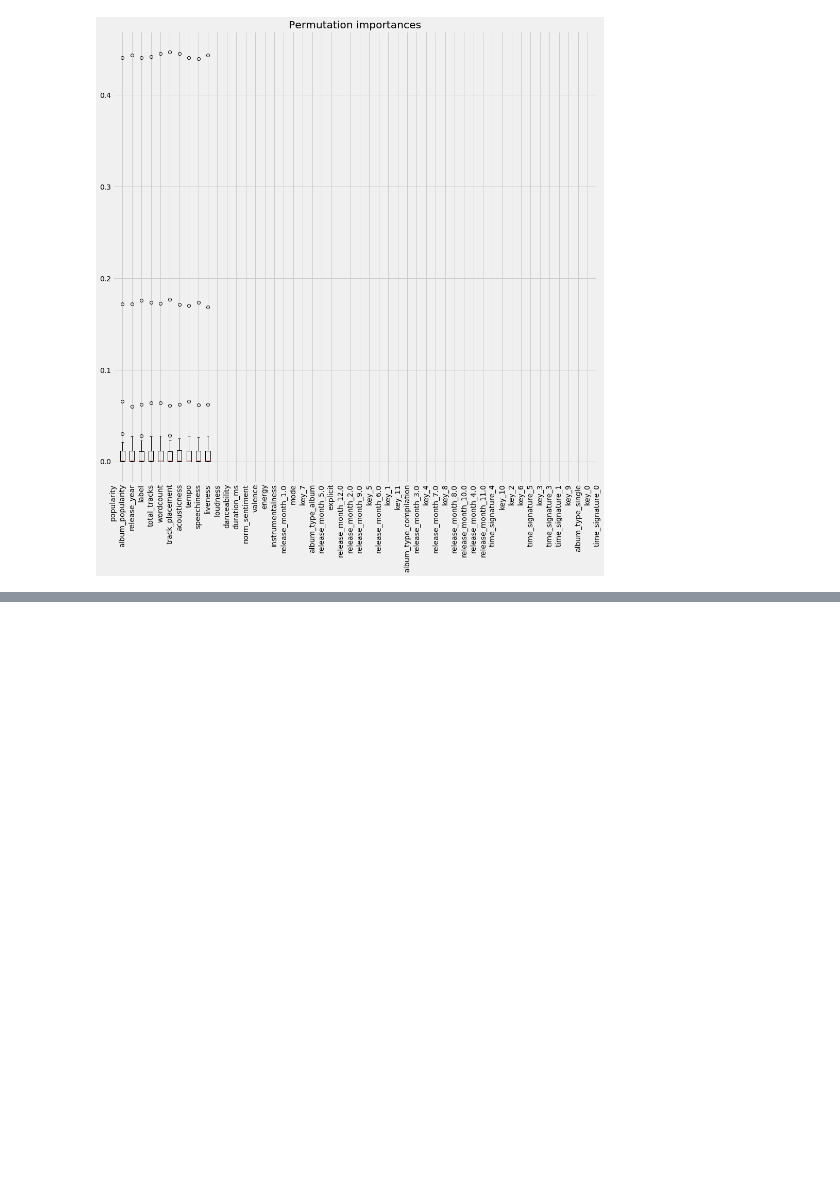
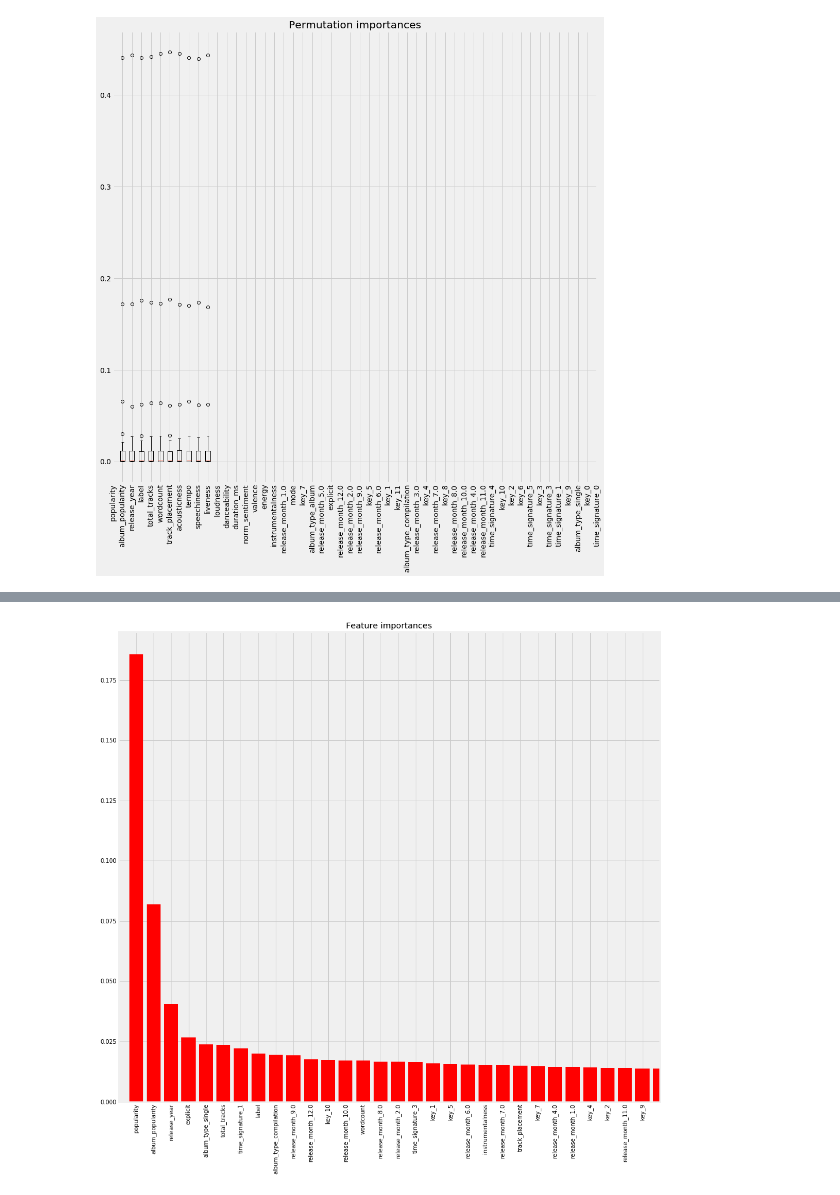
Before and after one commit to Greenford/billboard, a Jupyter notebook: models.ipynb, the cells around one changed output, grey strips where cells are left out. Saved outputs shown, nothing was run; the diff lists cells and outputs as text; code cells hidden in the pictures; blank space fills up the shorter version.

```diff
--- a/models.ipynb
+++ b/models.ipynb
@@ -254,0 +196,4 @@ plot_perm_importances(model, X_train, y_train, np.inf, df.columns)
+# %%
+_y = df.pop('on_billboard').values
+_X = df.values
+X_train, X_test, y_train, y_test = train_test_split(_X, _y, test_size=0.1)
@@ -254,0 +231,17 @@ plot_perm_importances(model, X_train, y_train, np.inf, df.columns)
+# %%
+params = {
+    'gamma':[0.2, 0.3, 0.4],
+    'max_depth': [2,3,4,5,6],
+    'learning_rate':[0.06, 0.08, 0.1, 0.12],
+    'n_estimators':[100, 200, 300, 400, 500]
+}
+gs1 = GridSearchCV(
+    estimator=xgb.XGBClassifier(),
+    param_grid=params,
+    scoring='accuracy',
+    n_jobs=-1,
+    verbose=3
+)
+
+gs1.fit(X_train, y_train)
+print(gs1.best_params_, gs1.best_score_)
@@ -254,0 +259,17 @@ plot_perm_importances(model, X_train, y_train, np.inf, df.columns)
+# %%
+params = {
+    'gamma':[0.1, 0.2, 0.3],
+    'max_depth': [3,6, 8, 10],
+    'learning_rate':[0.04, 0.05, 0.06, 0.07,],
+    'n_estimators':[300, 400, 500]
+}
+gs1 = GridSearchCV(
+    estimator=xgb.XGBClassifier(),
+    param_grid=params,
+    scoring='accuracy',
+    n_jobs=-1,
+    verbose=3
+)
+
+gs1.fit(X_train, y_train)
+print(gs1.best_params_, gs1.best_score_)
@@ -254,0 +285,2 @@ plot_perm_importances(model, X_train, y_train, np.inf, df.columns)
+# %%
+model = gs1.best_estimator_
@@ -254,0 +310,5 @@ plot_perm_importances(model, X_train, y_train, np.inf, df.columns)
+# %%
+model.fit(X_train, y_train)
+models.plot_feature_importances(X_train, model, 30, df.columns)
+# %% [output]
+[figure, added]
```
Also changed, not shown: parts of 36 cells of this notebook, 3 other files.
